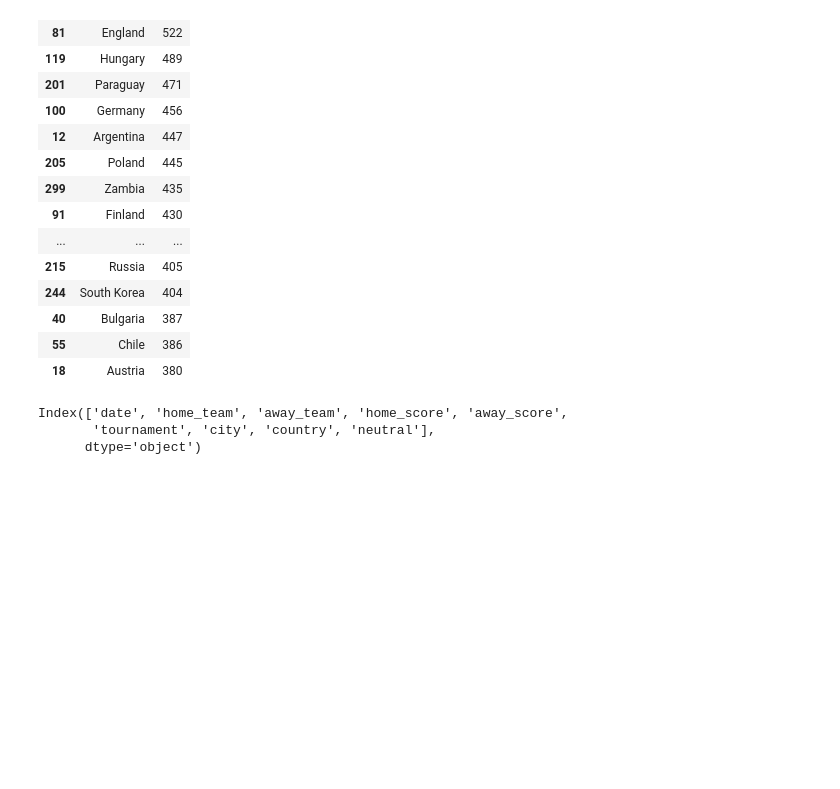
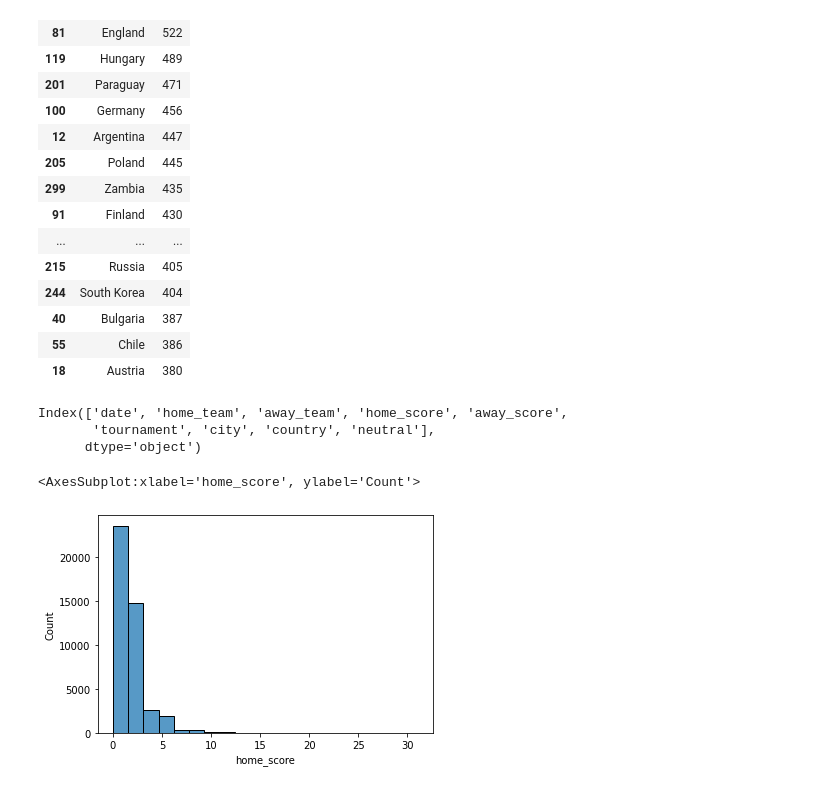
Before and after one commit to Omaraitbenhaddi/ODC-World-Cup-2022-Predictions, a Jupyter notebook: notebooks/data_exploration.ipynb, the cells around one changed output. Saved outputs shown, nothing was run; the diff lists cells and outputs as text; code cells hidden in the pictures; blank space fills up the shorter version.

```diff
--- a/notebooks/data_exploration.ipynb
+++ b/notebooks/data_exploration.ipynb
@@ -122,3 +122,8 @@ Index(['date', 'home_team', 'away_team', 'home_score', 'away_score',
 # %%
 import matplotlib.pyplot as plt
 import seaborn as sns
+# %%
+sns.histplot(x='home_score', data=df, bins=20)
+# %% [output]
+<AxesSubplot:xlabel='home_score', ylabel='Count'>
+[figure, added]
```
Also changed, not shown: parts of 15 cells of this notebook.
